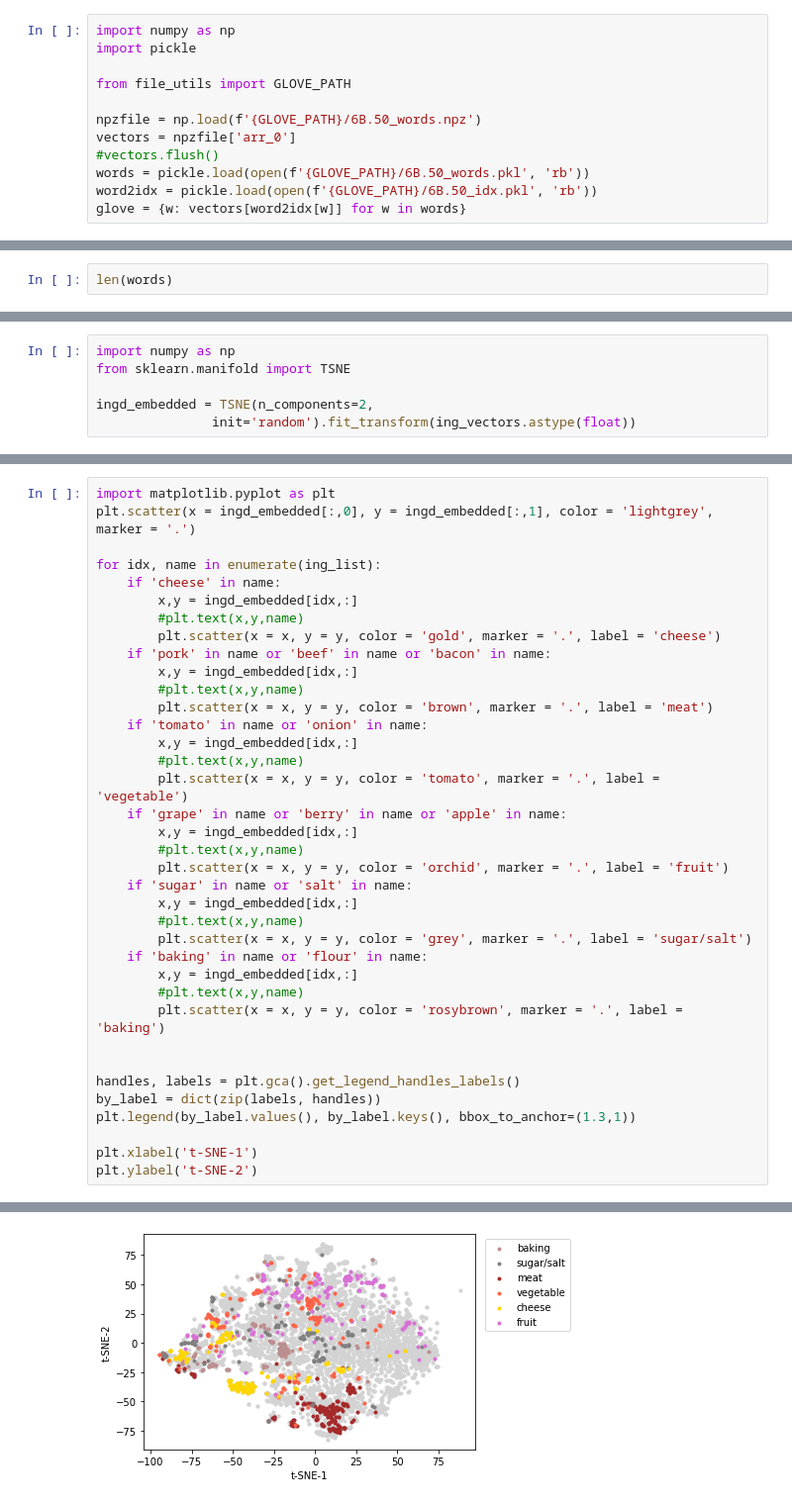
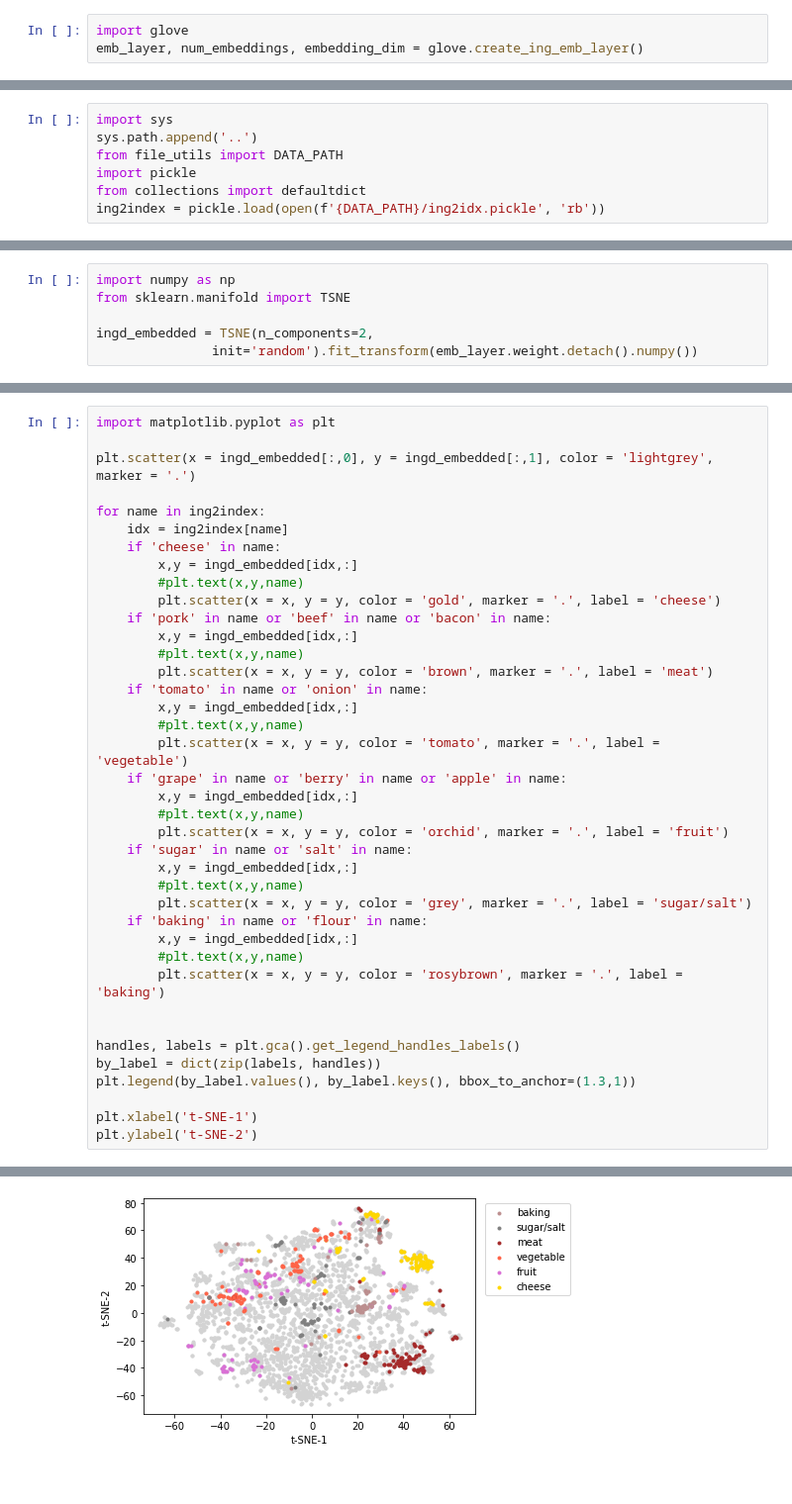
Before and after one commit to algaebrown/DeepRecipe, a Jupyter notebook: glove_utils/visualize_ingredient_glove_vector.ipynb, the cells around one changed output, grey strips where cells are left out. Shown at 99% size. Saved outputs shown, nothing was run; the diff lists cells and outputs as text.

Commit message:
fix bug, visualize embedding lyr

```diff
--- a/glove_utils/visualize_ingredient_glove_vector.ipynb
+++ b/glove_utils/visualize_ingredient_glove_vector.ipynb
@@ -1,13 +1,4 @@
 # %%
-import numpy as np
-import pickle
-
-from file_utils import GLOVE_PATH
-
-npzfile = np.load(f'{GLOVE_PATH}/6B.50_words.npz')
-vectors = npzfile['arr_0']
-#vectors.flush()
-words = pickle.load(open(f'{GLOVE_PATH}/6B.50_words.pkl', 'rb'))
-word2idx = pickle.load(open(f'{GLOVE_PATH}/6B.50_idx.pkl', 'rb'))
-glove = {w: vectors[word2idx[w]] for w in words}
+import glove
+emb_layer, num_embeddings, embedding_dim = glove.create_ing_emb_layer()
 # %%
@@ -17,2 +20,7 @@ vectors.shape
 # %%
-len(words)
+import sys
+sys.path.append('..')
+from file_utils import DATA_PATH
+import pickle
+from collections import defaultdict
+ing2index = pickle.load(open(f'{DATA_PATH}/ing2idx.pickle', 'rb'))
@@ -68,7 +29,7 @@ import numpy as np
 from sklearn.manifold import TSNE
 
 ingd_embedded = TSNE(n_components=2,
-               init='random').fit_transform(ing_vectors.astype(float))
+               init='random').fit_transform(emb_layer.weight.detach().numpy())
 # %%
 ingd_embedded.shape
 # %% [output]
@@ -76,8 +37,10 @@ ingd_embedded.shape
 # %%
 import matplotlib.pyplot as plt
+
 plt.scatter(x = ingd_embedded[:,0], y = ingd_embedded[:,1], color = 'lightgrey', marker = '.')
 
-for idx, name in enumerate(ing_list):
+for name in ing2index:
+    idx = ing2index[name]
     if 'cheese' in name:
         x,y = ingd_embedded[idx,:]
         #plt.text(x,y,name)
@@ -85,31 +48,31 @@ for idx, name in enumerate(ing_list):
     if 'pork' in name or 'beef' in name or 'bacon' in name:
         x,y = ingd_embedded[idx,:]
         #plt.text(x,y,name)
         plt.scatter(x = x, y = y, color = 'brown', marker = '.', label = 'meat')
     if 'tomato' in name or 'onion' in name:
         x,y = ingd_embedded[idx,:]
         #plt.text(x,y,name)
         plt.scatter(x = x, y = y, color = 'tomato', marker = '.', label = 'vegetable')
     if 'grape' in name or 'berry' in name or 'apple' in name:
         x,y = ingd_embedded[idx,:]
         #plt.text(x,y,name)
         plt.scatter(x = x, y = y, color = 'orchid', marker = '.', label = 'fruit')
     if 'sugar' in name or 'salt' in name:
         x,y = ingd_embedded[idx,:]
         #plt.text(x,y,name)
         plt.scatter(x = x, y = y, color = 'grey', marker = '.', label = 'sugar/salt')
     if 'baking' in name or 'flour' in name:
         x,y = ingd_embedded[idx,:]
         #plt.text(x,y,name)
         plt.scatter(x = x, y = y, color = 'rosybrown', marker = '.', label = 'baking')
 
 
 handles, labels = plt.gca().get_legend_handles_labels()
 by_label = dict(zip(labels, handles))
 plt.legend(by_label.values(), by_label.keys(), bbox_to_anchor=(1.3,1))
 
 plt.xlabel('t-SNE-1')
 plt.ylabel('t-SNE-2')
 # %% [output]
 Text(0, 0.5, 't-SNE-2')
-[figure, old version]
+[figure, new version]
```
Also changed, not shown: parts of 7 cells of this notebook, 1 other file.
